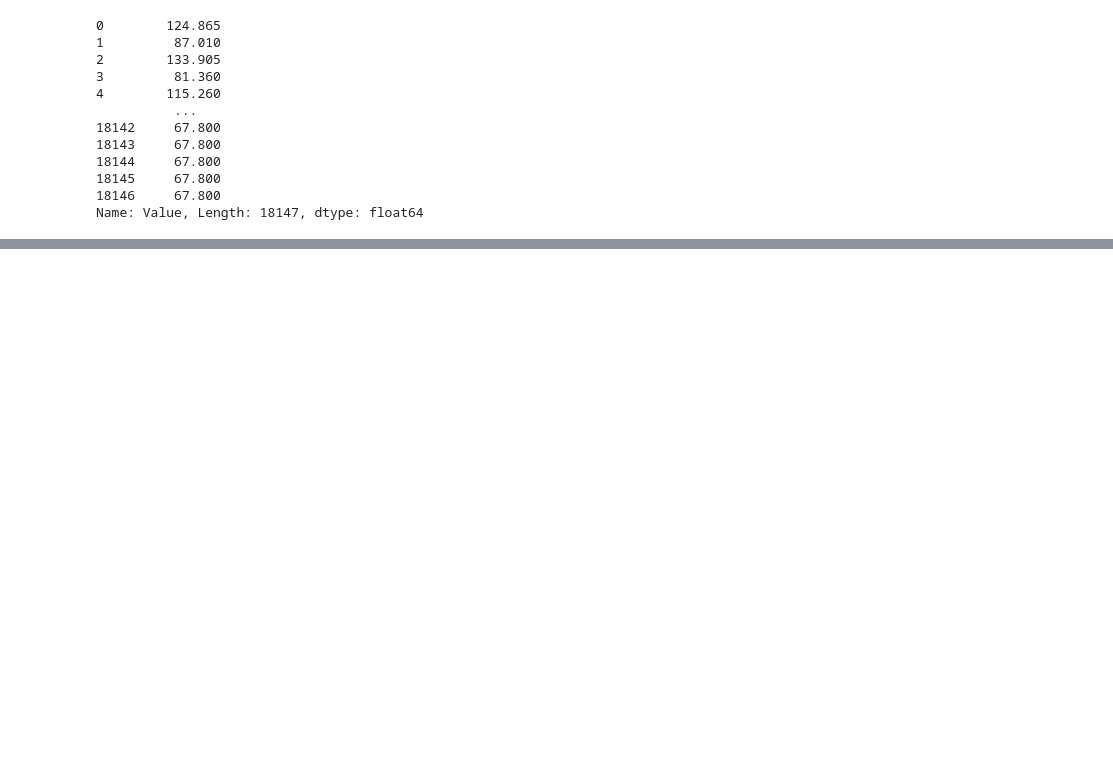
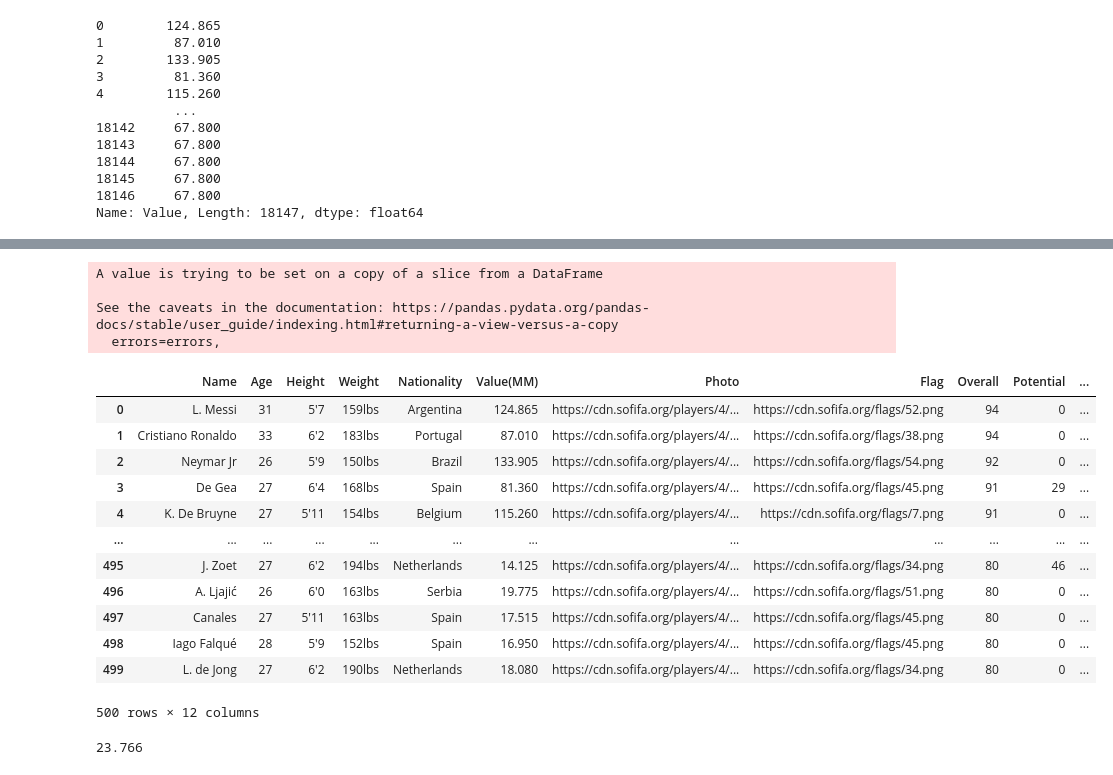
Before and after one commit to cmc5953/javascript_project, a Jupyter notebook: fifa_data.ipynb, the cells around one changed output, grey strips where cells are left out. Saved outputs shown, nothing was run; the diff lists cells and outputs as text; code cells hidden in the pictures; blank space fills up the shorter version.

Commit message:
data tweaking

```diff
--- a/fifa_data.ipynb
+++ b/fifa_data.ipynb
@@ -28,15 +28,8 @@ fifa_df['Value']
 18146     67.800
 Name: Value, Length: 18147, dtype: float64
 # %%
-
-
-#fifa_df['Value'] = fifa_df['Value'].map("${:,.2f}".format)
-
-#fifa_df['Value']
-
-fifa_data_consise = fifa_df[['Name','Age','Height','Weight','Nationality','Value','Photo','Flag','Overall','Potential - Delta','Club','Position',]]
-
-fifa_data_500 = fifa_data_consise[:500]
+fifa_data_concise = fifa_df[['Name','Age','Height','Weight','Nationality','Value','Photo','Flag','Overall','Potential - Delta','Club','Position',]]
+fifa_data_500 = fifa_data_concise[:500]
 fifa_data_500.rename(columns = {'Value':'Value(MM)'}, inplace = True)
 fifa_data_500
 # %% [output]
@@ -55,0 +53,5 @@ fifa_data_500
+# %%
+fifa_data_500_withPotential=fifa_data_500
+fifa_data_500_withPotential["logPotential"]=np.log(fifa_data_500_withPotential["Potential - Delta"])
+fifa_data_500_withPotential.replace([np.inf, -np.inf], 0, inplace=True)
+fifa_data_500_withPotential
@@ -55,0 +85,4 @@ fifa_data_500
+# %%
+fifa_data_500_withPotential["normalizedPotential"]=np.round(fifa_data_500_withPotential["logPotential"]/fifa_data_500_withPotential["logPotential"].max()*100)
+fifa_data_500_withPotential["normalizedPotential"]=list(map(int, fifa_data_500_withPotential["normalizedPotential"]))
+fifa_data_500_withPotential
@@ -56 +112,29 @@ fifa_data_500
+# %%
+fifa_data_final=fifa_data_500_withPotential[['Name','Age','Height','Weight','Nationality','Value(MM)','Photo','Flag','Overall','normalizedPotential','Club','Position']]
+
+fifa_data_final.rename(columns = {"normalizedPotential":"Potential"},inplace=True)
+
+fifa_data_final
+# %% [output]
+A value is trying to be set on a copy of a slice from a DataFrame
+
+See the caveats in the documentation: https://pandas.pydata.org/pandas-docs/stable/user_guide/indexing.html#returning-a-view-versus-a-copy
+  errors=errors,
+|  | Name | Age | Height | Weight | Nationality | Value(MM) | Photo | Flag | Overall | Potential | ... |
+| 0 | L. Messi | 31 | 5'7 | 159lbs | Argentina | 124.865 | https://cdn.sofifa.org/players/4/... | https://cdn.sofifa.org/flags/52.png | 94 | 0 | ... |
+| 1 | Cristiano Ronaldo | 33 | 6'2 | 183lbs | Portugal | 87.010 | https://cdn.sofifa.org/players/4/... | https://cdn.sofifa.org/flags/38.png | 94 | 0 | ... |
+| 2 | Neymar Jr | 26 | 5'9 | 150lbs | Brazil | 133.905 | https://cdn.sofifa.org/players/4/... | https://cdn.sofifa.org/flags/54.png | 92 | 0 | ... |
+| 3 | De Gea | 27 | 6'4 | 168lbs | Spain | 81.360 | https://cdn.sofifa.org/players/4/... | https://cdn.sofifa.org/flags/45.png | 91 | 29 | ... |
+| 4 | K. De Bruyne | 27 | 5'11 | 154lbs | Belgium | 115.260 | https://cdn.sofifa.org/players/4/... | https://cdn.sofifa.org/flags/7.png | 91 | 0 | ... |
+| ... | ... | ... | ... | ... | ... | ... | ... | ... | ... | ... | ... |
+| 495 | J. Zoet | 27 | 6'2 | 194lbs | Netherlands | 14.125 | https://cdn.sofifa.org/players/4/... | https://cdn.sofifa.org/flags/34.png | 80 | 46 | ... |
+| 496 | A. Ljajić | 26 | 6'0 | 163lbs | Serbia | 19.775 | https://cdn.sofifa.org/players/4/... | https://cdn.sofifa.org/flags/51.png | 80 | 0 | ... |
+| 497 | Canales | 27 | 5'11 | 163lbs | Spain | 17.515 | https://cdn.sofifa.org/players/4/... | https://cdn.sofifa.org/flags/45.png | 80 | 0 | ... |
+| 498 | Iago Falqué | 28 | 5'9 | 152lbs | Spain | 16.950 | https://cdn.sofifa.org/players/4/... | https://cdn.sofifa.org/flags/45.png | 80 | 0 | ... |
+| 499 | L. de Jong | 27 | 6'2 | 190lbs | Netherlands | 18.080 | https://cdn.sofifa.org/players/4/... | https://cdn.sofifa.org/flags/34.png | 80 | 0 | ... |
+500 rows × 12 columns
+# %%
+fifa_data_final["Potential"].mean()
+# %% [output]
+23.766
 # %%
```
Also changed, not shown: parts of 5 cells of this notebook, 1 other file.
